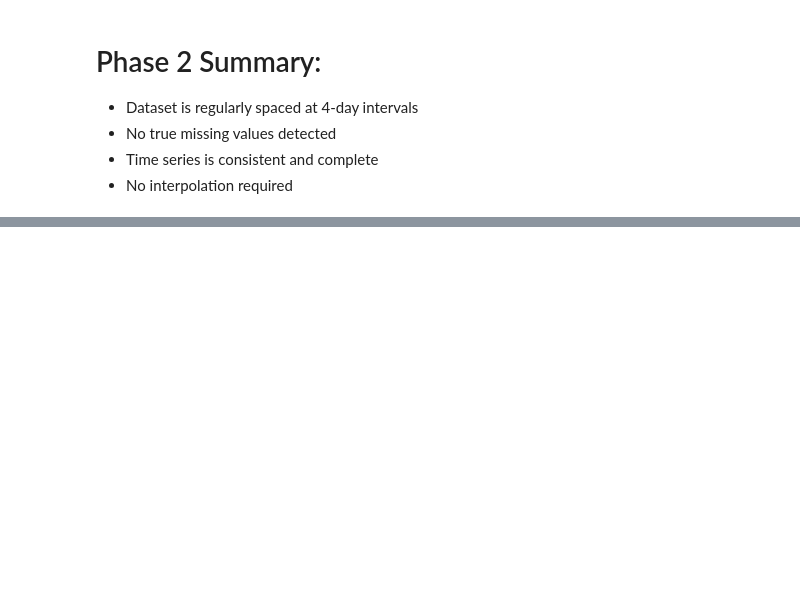
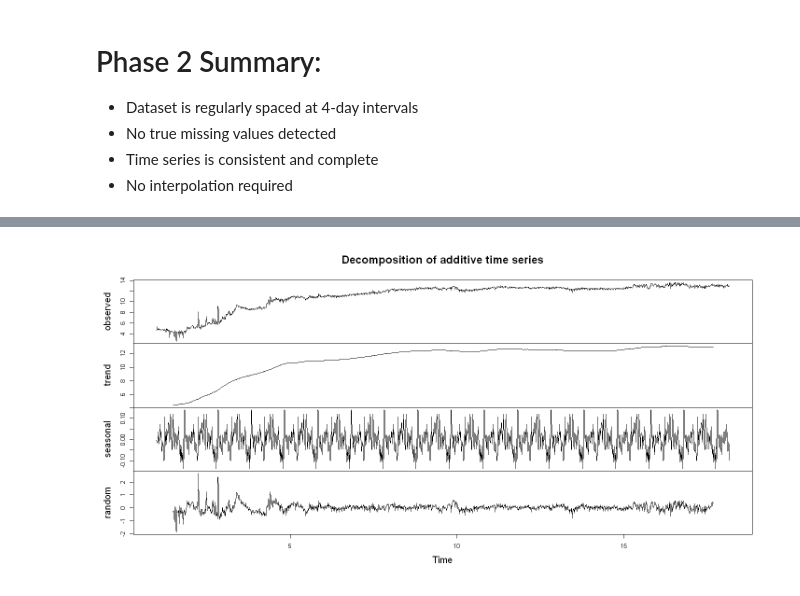
Before and after one commit to Abdelillah-CHADLI/bitcoin_transactions_volume_forecasting, a Jupyter notebook: project.ipynb, the cells around one changed output, grey strips where cells are left out. Cells and saved outputs as stored; diff of their text form; code cells hidden in the pictures; blank space fills up the shorter version.

```diff
--- a/project.ipynb
+++ b/project.ipynb
@@ -143,0 +244,6 @@ Time differences in days
+# %%
+ts_approx <- ts(as.numeric(log_ts), frequency = 365/4)  # ~91 observations/year
+decomp <- decompose(ts_approx)
+plot(decomp)
+# %% [output]
+[figure, added]
```
Also changed, not shown: parts of 23 cells of this notebook.
